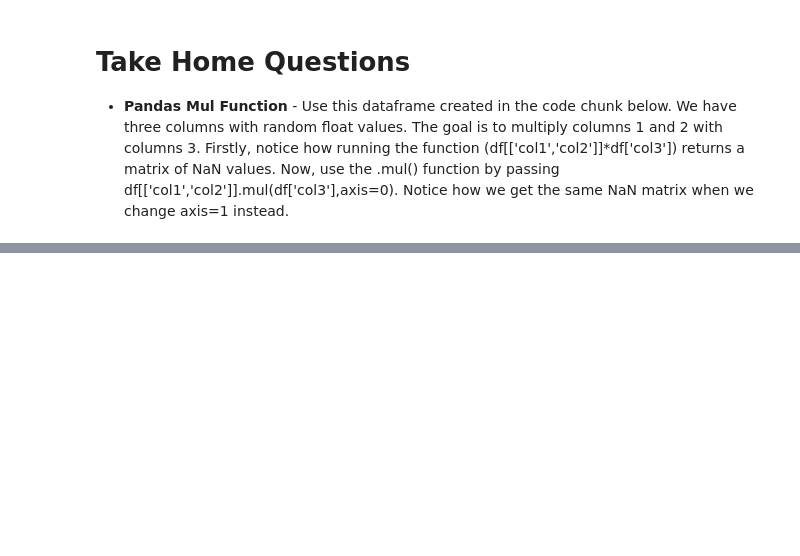
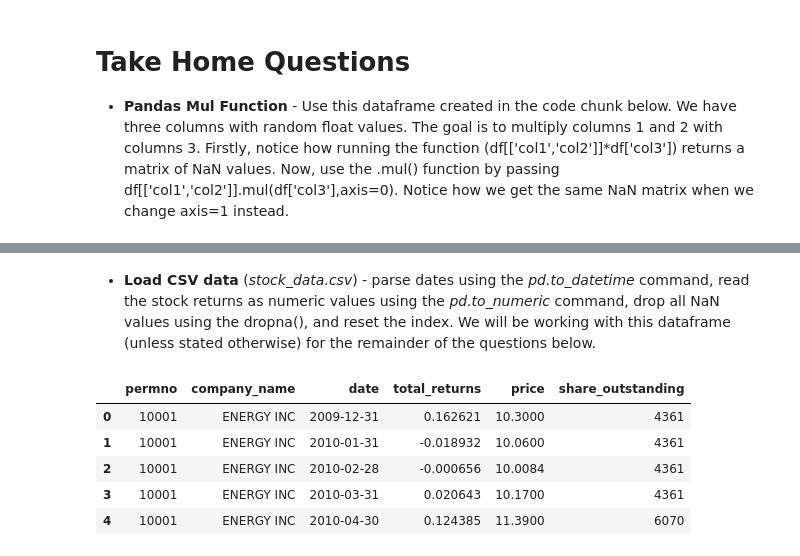
Before and after one commit to xiangshang4/RMD, a Jupyter notebook: Module2.ipynb, the cells around one changed output, grey strips where cells are left out. Cells and saved outputs as stored; diff of their text form; code cells hidden in the pictures; blank space fills up the shorter version.

```diff
--- a/Module2.ipynb
+++ b/Module2.ipynb
@@ -339,0 +369,17 @@ df
+# %% [markdown]
+- **Load CSV data** (*stock_data.csv*) - parse dates using the *pd.to_datetime* command, read the stock returns as numeric values using the *pd.to_numeric* command, drop all NaN values using the dropna(), and reset the index. We will be working with this dataframe (unless stated otherwise) for the remainder of the questions below.
+# %%
+df=pd.read_csv('stock_data.csv')
+
+df['date'] = pd.to_datetime(df['date'])
+df['price']=pd.to_numeric(df['price'],errors='coerce')
+df=df.dropna()
+df.reset_index(drop=True, inplace=True)
+df.head()
+# %% [output]
+|  | permno | company_name | date | total_returns | price | share_outstanding |
+| 0 | 10001 | ENERGY INC | 2009-12-31 | 0.162621 | 10.3000 | 4361 |
+| 1 | 10001 | ENERGY INC | 2010-01-31 | -0.018932 | 10.0600 | 4361 |
+| 2 | 10001 | ENERGY INC | 2010-02-28 | -0.000656 | 10.0084 | 4361 |
+| 3 | 10001 | ENERGY INC | 2010-03-31 | 0.020643 | 10.1700 | 4361 |
+| 4 | 10001 | ENERGY INC | 2010-04-30 | 0.124385 | 11.3900 | 6070 |
```
Also changed, not shown: parts of 11 cells of this notebook.
